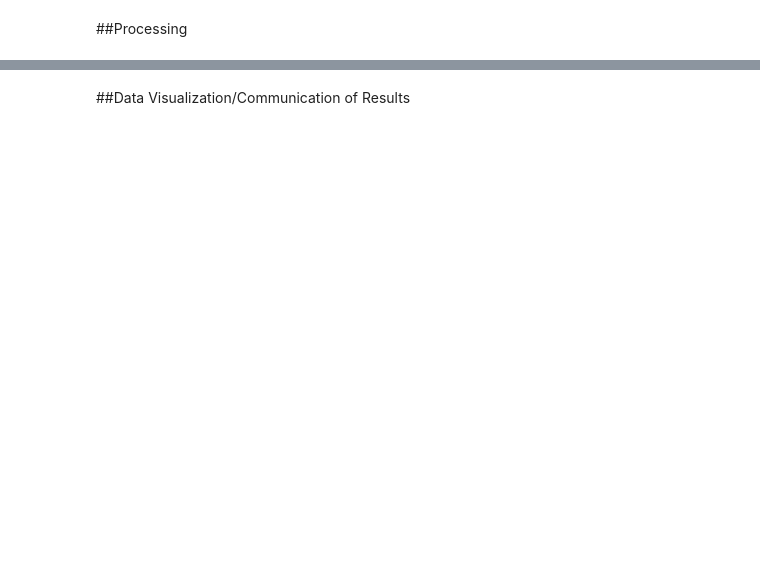
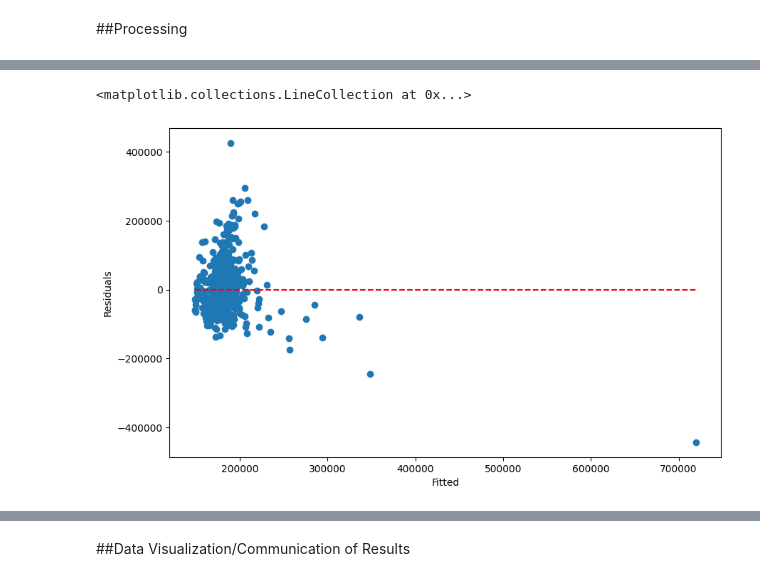
Before and after one commit to test-ds-21/stephanie465337___Data-Science-Portfolio-C21, a Jupyter notebook: Projects/Project-2/Housing.ipynb, the cells around one changed output, grey strips where cells are left out. Saved outputs shown, nothing was run; the diff lists cells and outputs as text; code cells hidden in the pictures; blank space fills up the shorter version.

```diff
--- a/Projects/Project-2/Housing.ipynb
+++ b/Projects/Project-2/Housing.ipynb
@@ -245,0 +439,10 @@ dtype: float64
+# %%
+#Residuals vs Fitted (Predicted) Values - Constant variance
+plt.figure(figsize = (10,6))
+plt.scatter(y_pred, res)
+plt.xlabel("Fitted")
+plt.ylabel("Residuals")
+plt.hlines(0, min(y_pred), max(y_pred), colors = 'red', linestyles = 'dashed')
+# %% [output]
+<matplotlib.collections.LineCollection at 0x...>
+[figure, added]
```
Also changed, not shown: parts of 20 cells of this notebook.
